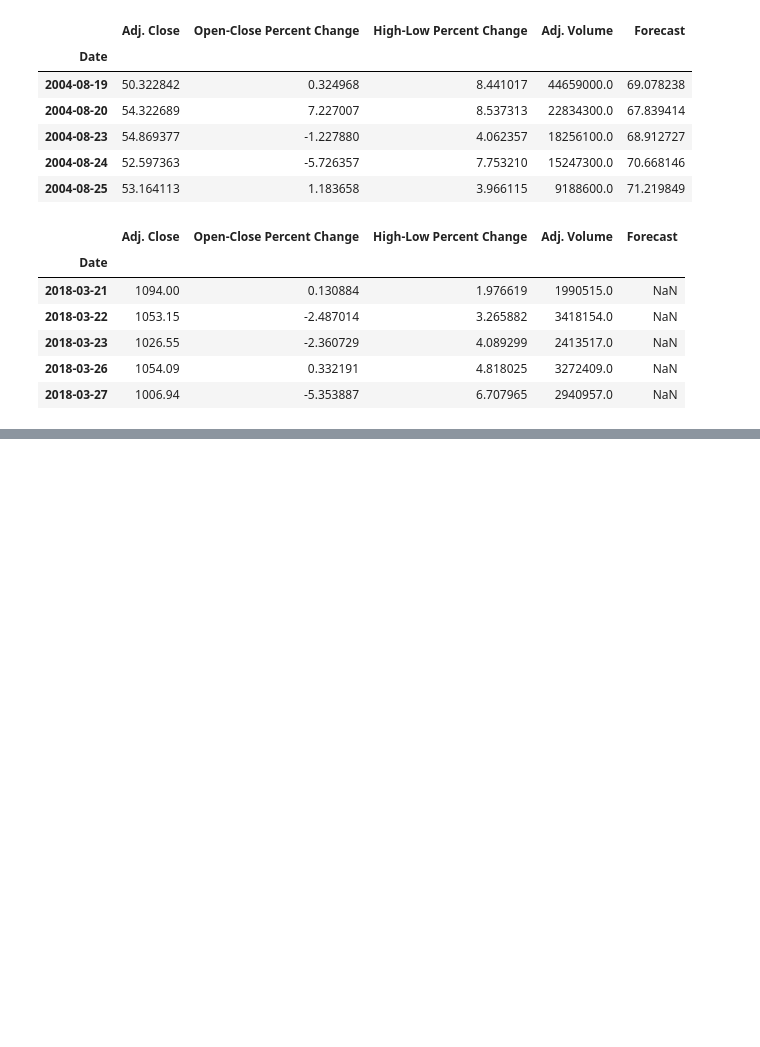
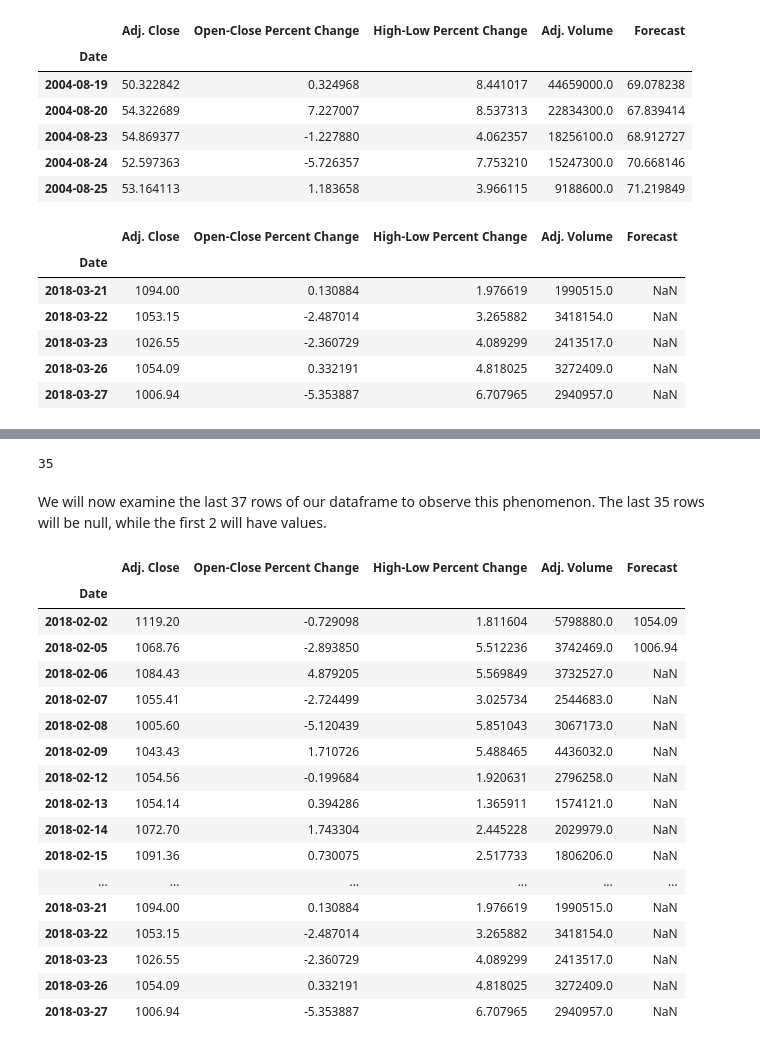
Before and after one commit to TylerTompa/LearnMachineLearning, a Jupyter notebook: Linear Regression/3. Training, Testing, and Predicting.ipynb, the cells around one changed output, grey strips where cells are left out. Saved outputs shown, nothing was run; the diff lists cells and outputs as text; code cells hidden in the pictures; blank space fills up the shorter version.

```diff
--- a/Linear Regression/3. Training, Testing, and Predicting.ipynb
+++ b/Linear Regression/3. Training, Testing, and Predicting.ipynb
@@ -40,0 +97,33 @@ display(stocks.tail())
+# %%
+# Define the number of days out we want to forecast out
+# In this case, want to forecast out 1% of the dataframe
+# We will use the math ceil() function to round the number of columns to the nearest whole number.
+import math
+forecast_out = math.ceil(0.01*len(stocks))
+print(forecast_out)
+# %% [output]
+35
+# %% [markdown]
+We will now examine the last 37 rows of our dataframe to observe this phenomenon.  The last 35 rows will be null, while the first 2 will have values.
+# %%
+# View last 37 rows of data
+display(stocks.tail(forecast_out+2))
+# %% [output]
+|  | Adj. Close | Open-Close Percent Change | High-Low Percent Change | Adj. Volume | Forecast |
+| Date |  |  |  |  |  |
+| 2018-02-02 | 1119.20 | -0.729098 | 1.811604 | 5798880.0 | 1054.09 |
+| 2018-02-05 | 1068.76 | -2.893850 | 5.512236 | 3742469.0 | 1006.94 |
+| 2018-02-06 | 1084.43 | 4.879205 | 5.569849 | 3732527.0 | NaN |
+| 2018-02-07 | 1055.41 | -2.724499 | 3.025734 | 2544683.0 | NaN |
+| 2018-02-08 | 1005.60 | -5.120439 | 5.851043 | 3067173.0 | NaN |
+| 2018-02-09 | 1043.43 | 1.710726 | 5.488465 | 4436032.0 | NaN |
+| 2018-02-12 | 1054.56 | -0.199684 | 1.920631 | 2796258.0 | NaN |
+| 2018-02-13 | 1054.14 | 0.394286 | 1.365911 | 1574121.0 | NaN |
+| 2018-02-14 | 1072.70 | 1.743304 | 2.445228 | 2029979.0 | NaN |
+| 2018-02-15 | 1091.36 | 0.730075 | 2.517733 | 1806206.0 | NaN |
+| ... | ... | ... | ... | ... | ... |
+| 2018-03-21 | 1094.00 | 0.130884 | 1.976619 | 1990515.0 | NaN |
+| 2018-03-22 | 1053.15 | -2.487014 | 3.265882 | 3418154.0 | NaN |
+| 2018-03-23 | 1026.55 | -2.360729 | 4.089299 | 2413517.0 | NaN |
+| 2018-03-26 | 1054.09 | 0.332191 | 4.818025 | 3272409.0 | NaN |
+| 2018-03-27 | 1006.94 | -5.353887 | 6.707965 | 2940957.0 | NaN |
```
Also changed, not shown: parts of 22 cells of this notebook.
